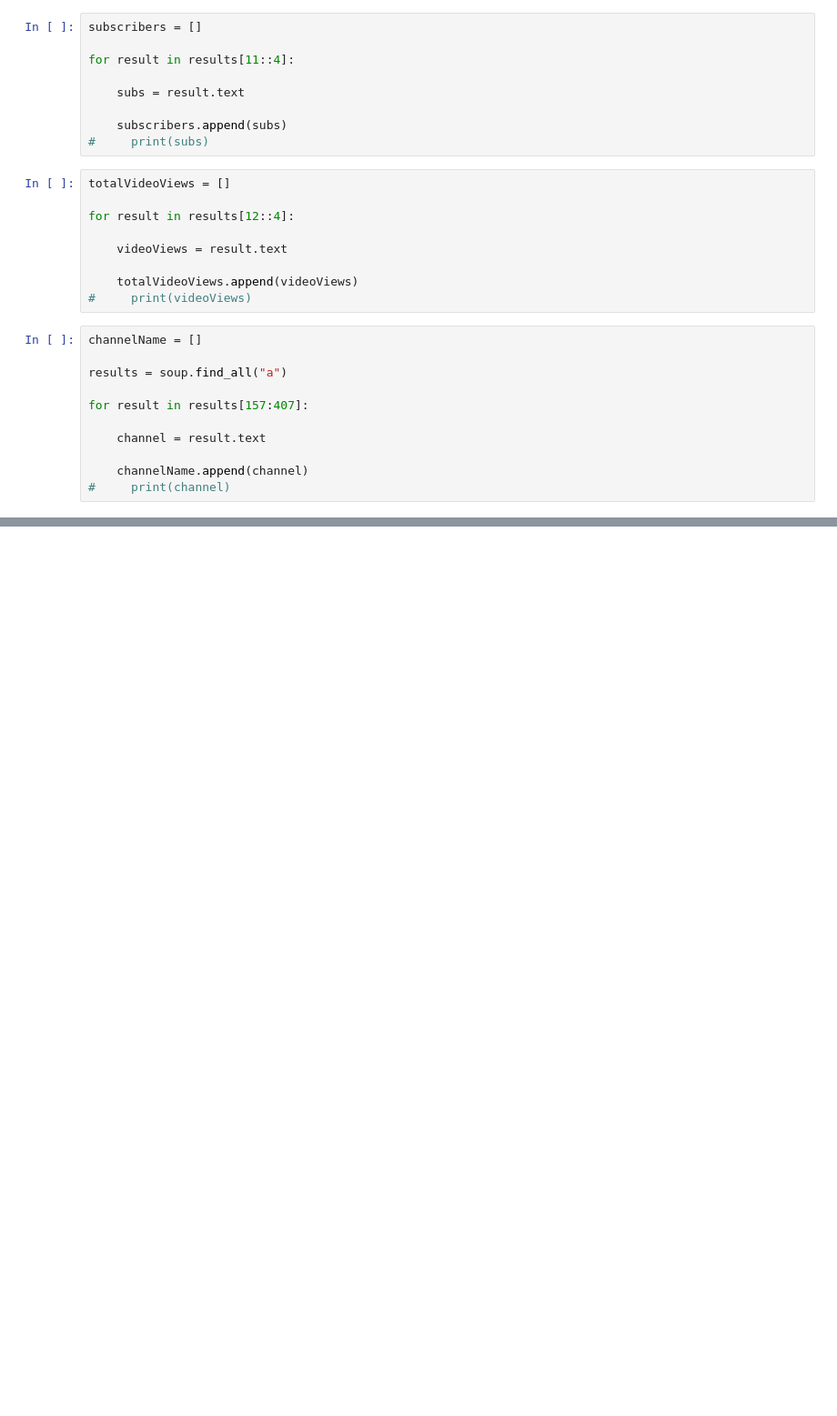
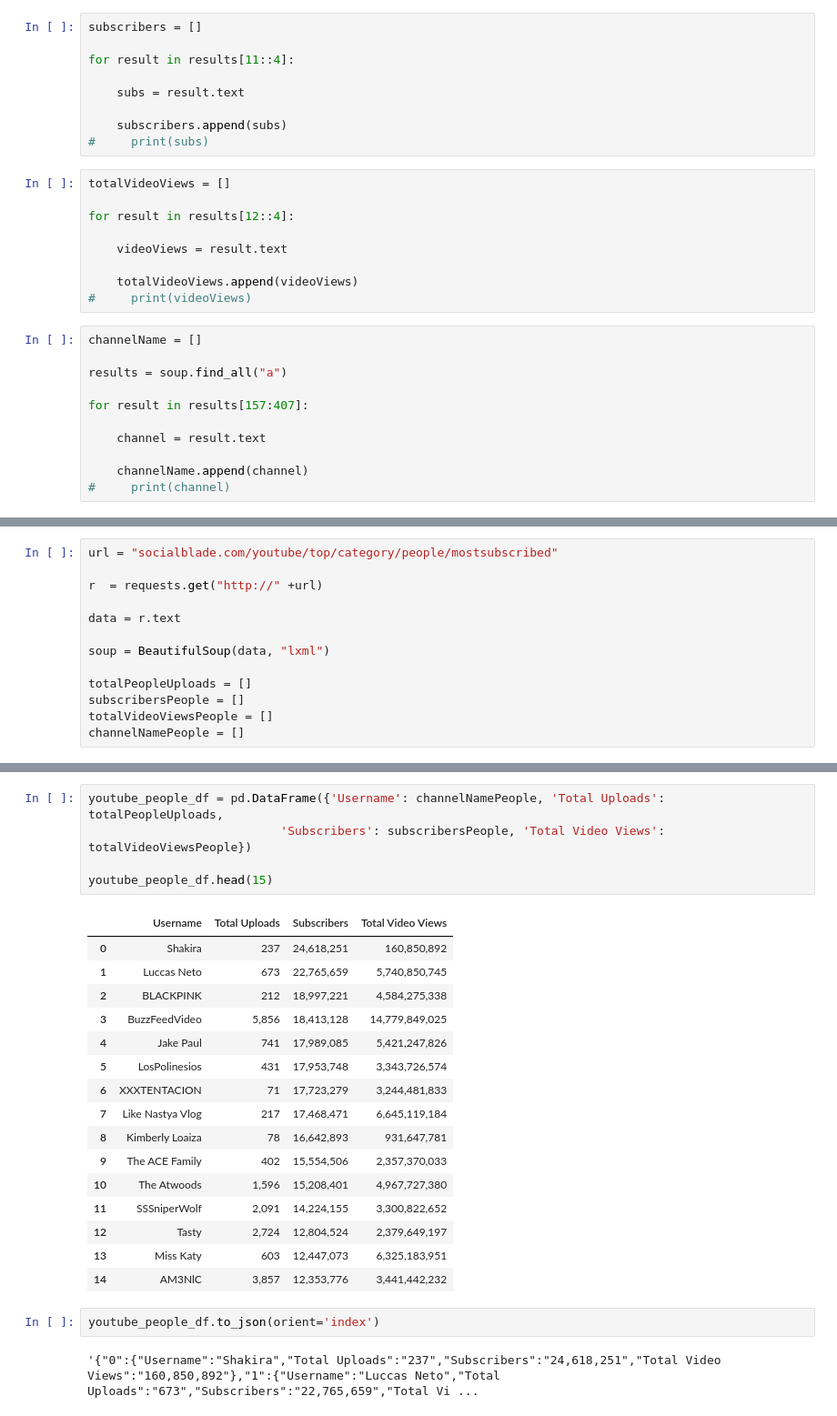
Before and after one commit to shortpoet/YouTube-Data-Analytics-and-Visualization, a Jupyter notebook: Austen/SocialBlade_Scraper.ipynb, the cells around one changed output, grey strips where cells are left out. Shown at 91% size. Cells and saved outputs as stored; diff of their text form; blank space fills up the shorter version.

```diff
--- a/Austen/SocialBlade_Scraper.ipynb
+++ b/Austen/SocialBlade_Scraper.ipynb
@@ -106,0 +111,13 @@ youtube_df.head(15)
+# %%
+url = "socialblade.com/youtube/top/category/people/mostsubscribed"
+
+r  = requests.get("http://" +url)
+
+data = r.text
+
+soup = BeautifulSoup(data, "lxml")
+
+totalPeopleUploads = []
+subscribersPeople = []
+totalVideoViewsPeople = []
+channelNamePeople = []
@@ -106,0 +182,26 @@ youtube_df.head(15)
+# %%
+youtube_people_df = pd.DataFrame({'Username': channelNamePeople, 'Total Uploads': totalPeopleUploads,
+                           'Subscribers': subscribersPeople, 'Total Video Views': totalVideoViewsPeople})
+
+youtube_people_df.head(15)
+# %% [output]
+|  | Username | Total Uploads | Subscribers | Total Video Views |
+| 0 | Shakira | 237 | 24,618,251 | 160,850,892 |
+| 1 | Luccas Neto | 673 | 22,765,659 | 5,740,850,745 |
+| 2 | BLACKPINK | 212 | 18,997,221 | 4,584,275,338 |
+| 3 | BuzzFeedVideo | 5,856 | 18,413,128 | 14,779,849,025 |
+| 4 | Jake Paul | 741 | 17,989,085 | 5,421,247,826 |
+| 5 | LosPolinesios | 431 | 17,953,748 | 3,343,726,574 |
+| 6 | XXXTENTACION | 71 | 17,723,279 | 3,244,481,833 |
+| 7 | Like Nastya Vlog | 217 | 17,468,471 | 6,645,119,184 |
+| 8 | Kimberly Loaiza | 78 | 16,642,893 | 931,647,781 |
+| 9 | The ACE Family | 402 | 15,554,506 | 2,357,370,033 |
+| 10 | The Atwoods | 1,596 | 15,208,401 | 4,967,727,380 |
+| 11 | SSSniperWolf | 2,091 | 14,224,155 | 3,300,822,652 |
+| 12 | Tasty | 2,724 | 12,804,524 | 2,379,649,197 |
+| 13 | Miss Katy | 603 | 12,447,073 | 6,325,183,951 |
+| 14 | AM3NlC | 3,857 | 12,353,776 | 3,441,442,232 |
+# %%
+youtube_people_df.to_json(orient='index')
+# %% [output]
+'{"0":{"Username":"Shakira","Total Uploads":"237","Subscribers":"24,618,251","Total Video Views":"160,850,892"},"1":{"Username":"Luccas Neto","Total Uploads":"673","Subscribers":"22,765,659","Total Vi ...
```
Also changed, not shown: parts of 8 cells of this notebook.
